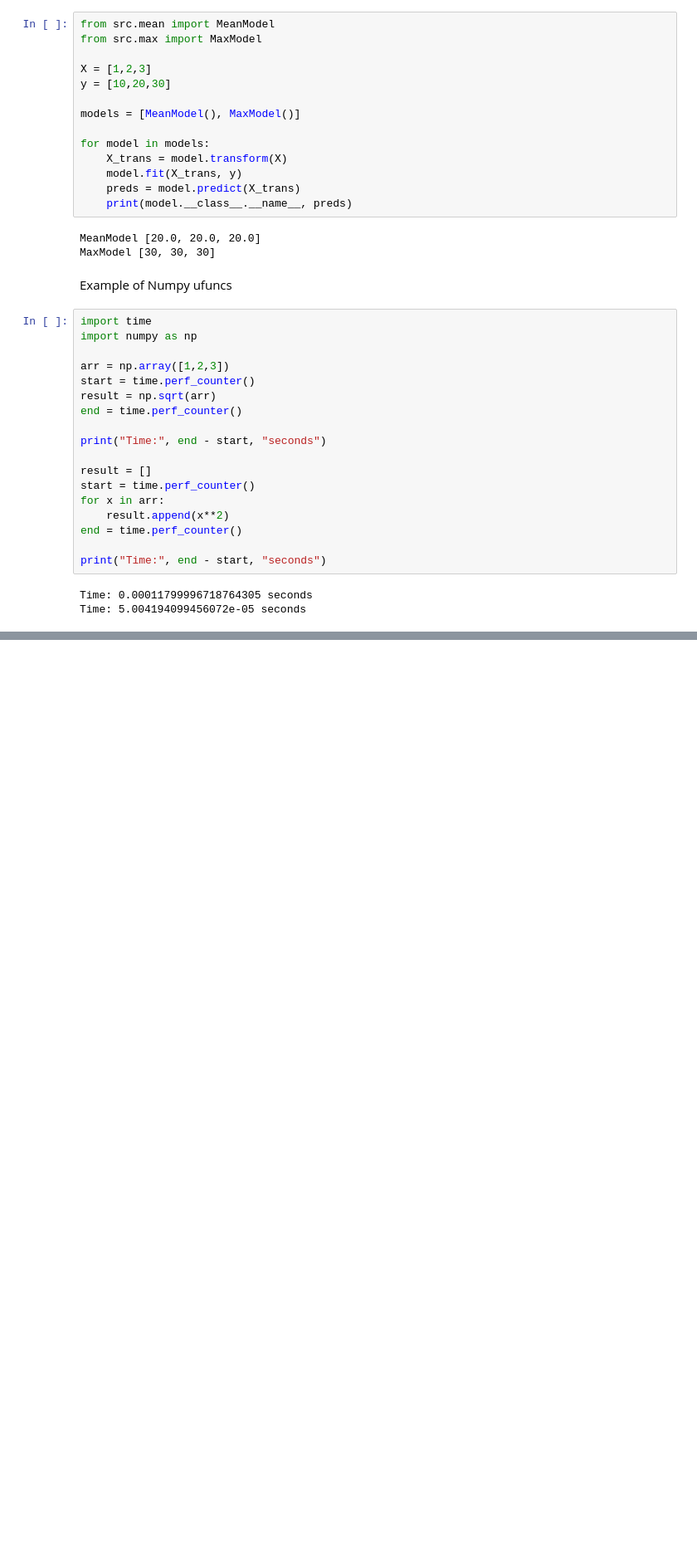
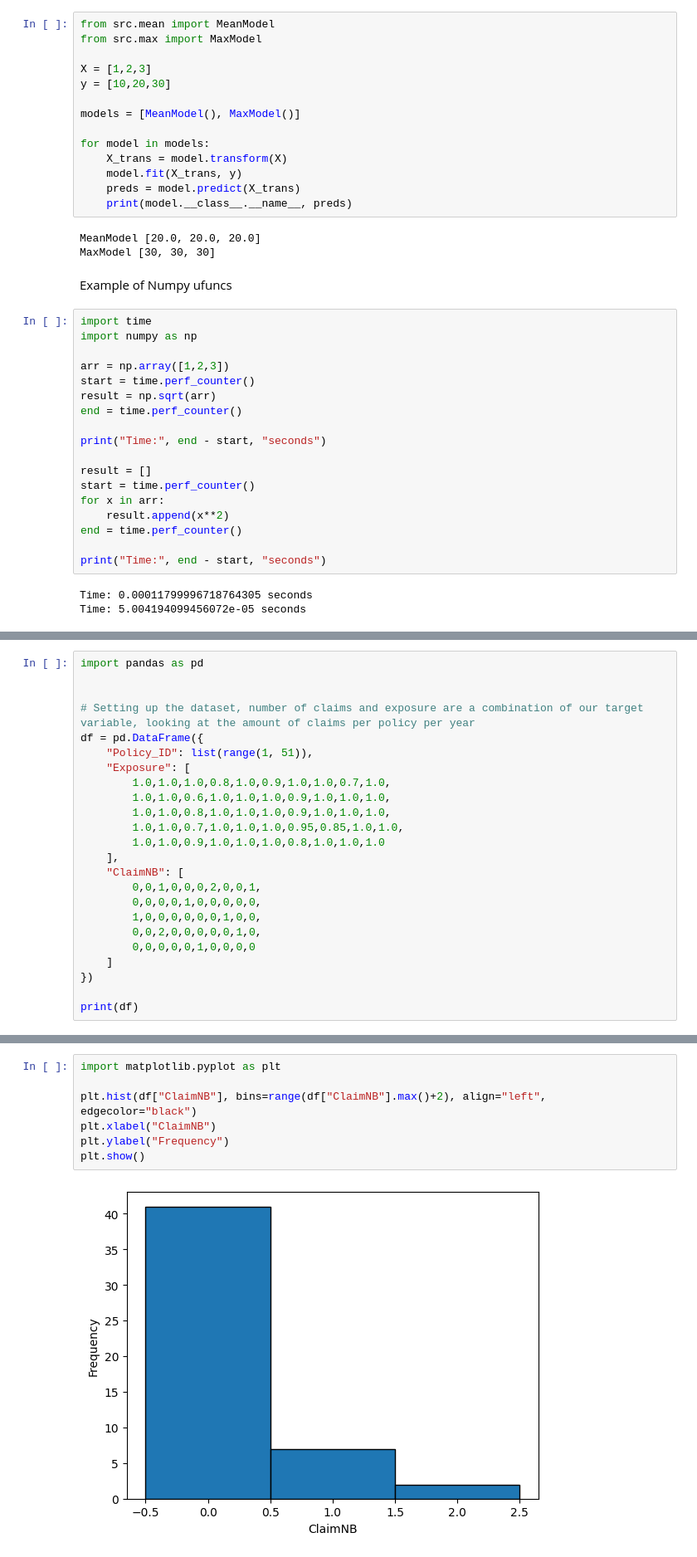
Before and after one commit to sajid-ahmed1/practise_project, a Jupyter notebook: practise_scripts.ipynb, the cells around one changed output, grey strips where cells are left out. Shown at 83% size. Drawn from its saved outputs; the diff is of its cells as text; blank space fills up the shorter version.

Commit message:
understanding how to find the distribution of the target variable but switching to claims_ps3 repo

```diff
--- a/practise_scripts.ipynb
+++ b/practise_scripts.ipynb
@@ -544,0 +547,24 @@ Time: 5.004194099456072e-05 seconds
+# %%
+import pandas as pd
+
+
+# Setting up the dataset, number of claims and exposure are a combination of our target variable, looking at the amount of claims per policy per year
+df = pd.DataFrame({
+    "Policy_ID": list(range(1, 51)),
+    "Exposure": [
+        1.0,1.0,1.0,0.8,1.0,0.9,1.0,1.0,0.7,1.0,
+        1.0,1.0,0.6,1.0,1.0,1.0,0.9,1.0,1.0,1.0,
+        1.0,1.0,0.8,1.0,1.0,1.0,0.9,1.0,1.0,1.0,
+        1.0,1.0,0.7,1.0,1.0,1.0,0.95,0.85,1.0,1.0,
+        1.0,1.0,0.9,1.0,1.0,1.0,0.8,1.0,1.0,1.0
+    ],
+    "ClaimNB": [
+        0,0,1,0,0,0,2,0,0,1,
+        0,0,0,0,1,0,0,0,0,0,
+        1,0,0,0,0,0,0,1,0,0,
+        0,0,2,0,0,0,0,0,1,0,
+        0,0,0,0,0,1,0,0,0,0
+    ]
+})
+
+print(df)
@@ -544,0 +589,9 @@ Time: 5.004194099456072e-05 seconds
+# %%
+import matplotlib.pyplot as plt
+
+plt.hist(df["ClaimNB"], bins=range(df["ClaimNB"].max()+2), align="left", edgecolor="black")
+plt.xlabel("ClaimNB")
+plt.ylabel("Frequency")
+plt.show()
+# %% [output]
+[figure, added]
```
Also changed, not shown: parts of 3 cells of this notebook, 1 other file.
